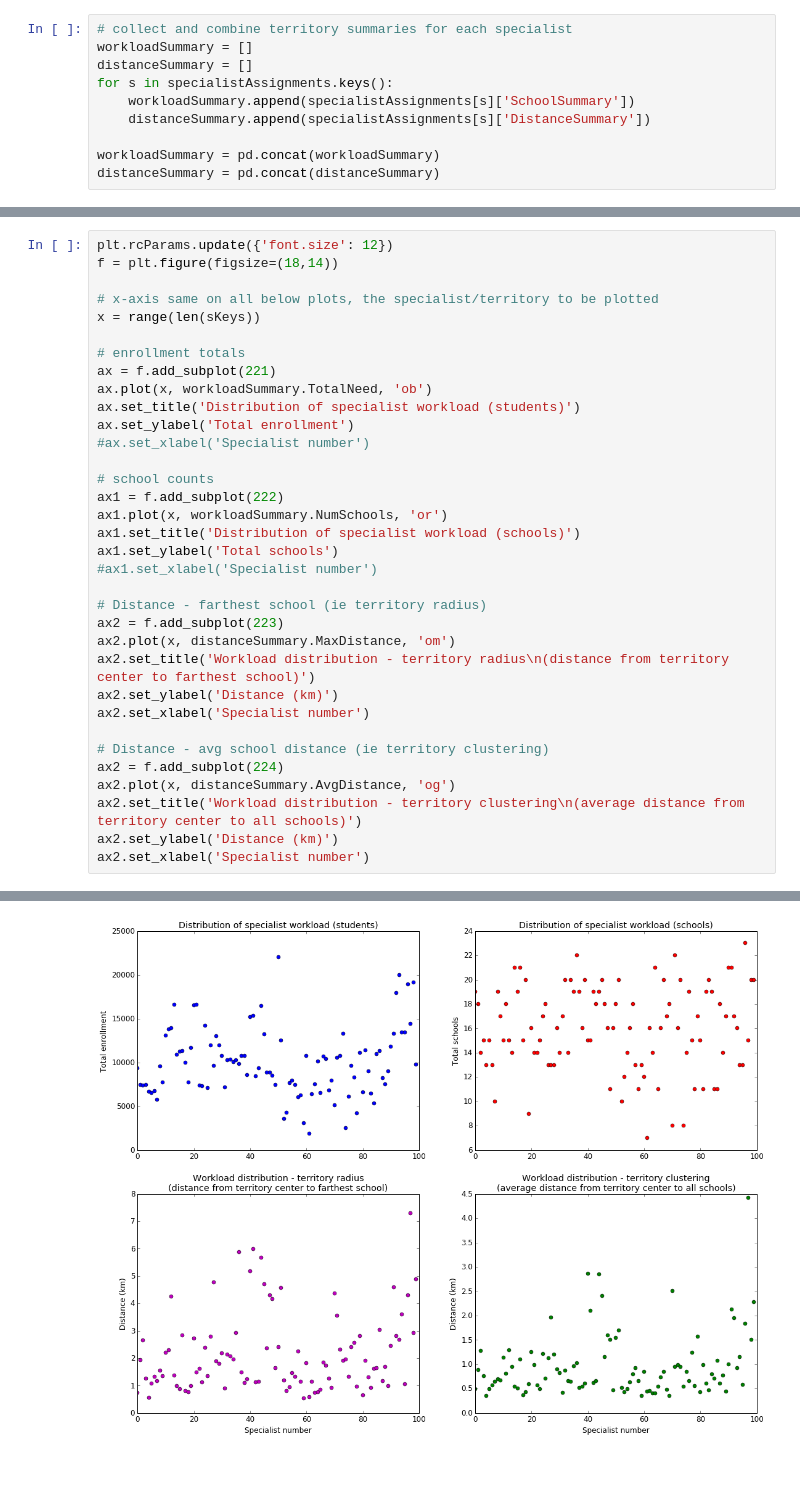
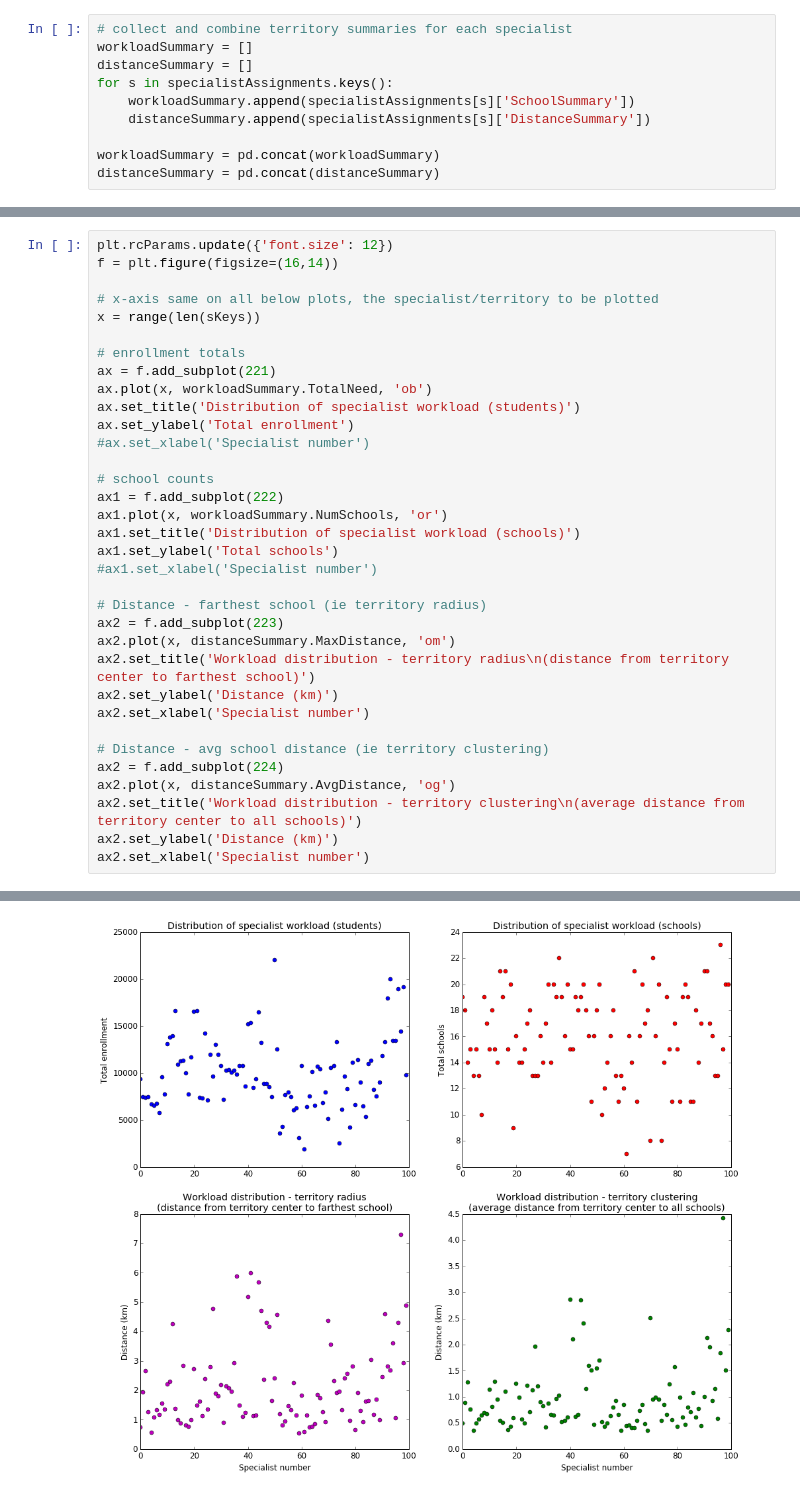
Before and after one commit to diogomiura/USI_Mental_Health, a Jupyter notebook: Specialist-Allocation-Model-v3.ipynb, the cells around one changed output, grey strips where cells are left out. Cells and saved outputs as stored; diff of their text form; blank space fills up the shorter version.

```diff
--- a/Specialist-Allocation-Model-v3.ipynb
+++ b/Specialist-Allocation-Model-v3.ipynb
@@ -629,37 +672,37 @@ distanceSummary = pd.concat(distanceSummary)
 # %%
 plt.rcParams.update({'font.size': 12})
-f = plt.figure(figsize=(18,14))
+f = plt.figure(figsize=(16,14))
 
 # x-axis same on all below plots, the specialist/territory to be plotted
 x = range(len(sKeys))
 
 # enrollment totals
 ax = f.add_subplot(221)
 ax.plot(x, workloadSummary.TotalNeed, 'ob')
 ax.set_title('Distribution of specialist workload (students)')
 ax.set_ylabel('Total enrollment')
 #ax.set_xlabel('Specialist number')
 
 # school counts
 ax1 = f.add_subplot(222)
 ax1.plot(x, workloadSummary.NumSchools, 'or')
 ax1.set_title('Distribution of specialist workload (schools)')
 ax1.set_ylabel('Total schools')
 #ax1.set_xlabel('Specialist number')
 
 # Distance - farthest school (ie territory radius)
 ax2 = f.add_subplot(223)
 ax2.plot(x, distanceSummary.MaxDistance, 'om')
 ax2.set_title('Workload distribution - territory radius\n(distance from territory center to farthest school)')
 ax2.set_ylabel('Distance (km)')
 ax2.set_xlabel('Specialist number')
 
 # Distance - avg school distance (ie territory clustering)
 ax2 = f.add_subplot(224)
 ax2.plot(x, distanceSummary.AvgDistance, 'og')
 ax2.set_title('Workload distribution - territory clustering\n(average distance from territory center to all schools)')
 ax2.set_ylabel('Distance (km)')
 ax2.set_xlabel('Specialist number')
 # %% [output]
 <matplotlib.text.Text at 0x...>
-[figure, old version]
+[figure, new version]
```
Also changed, not shown: parts of 20 cells of this notebook.
